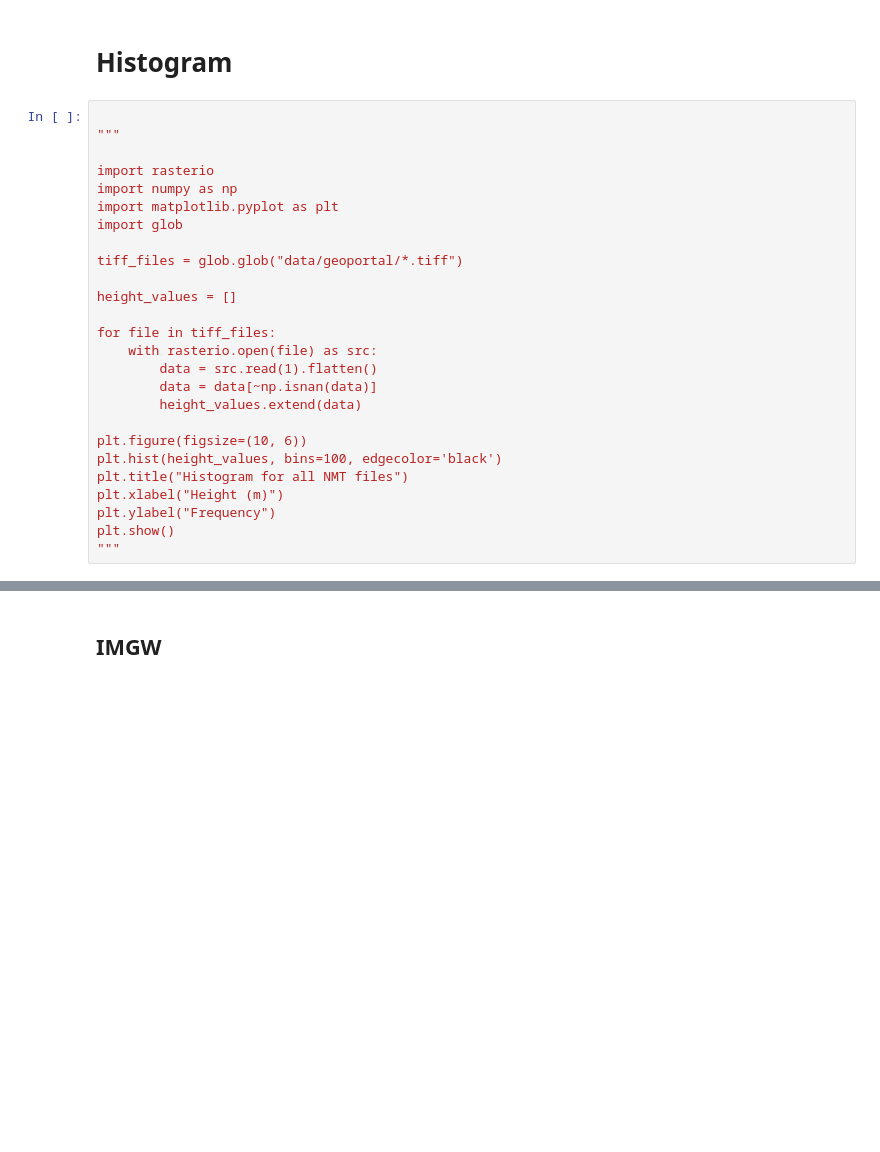
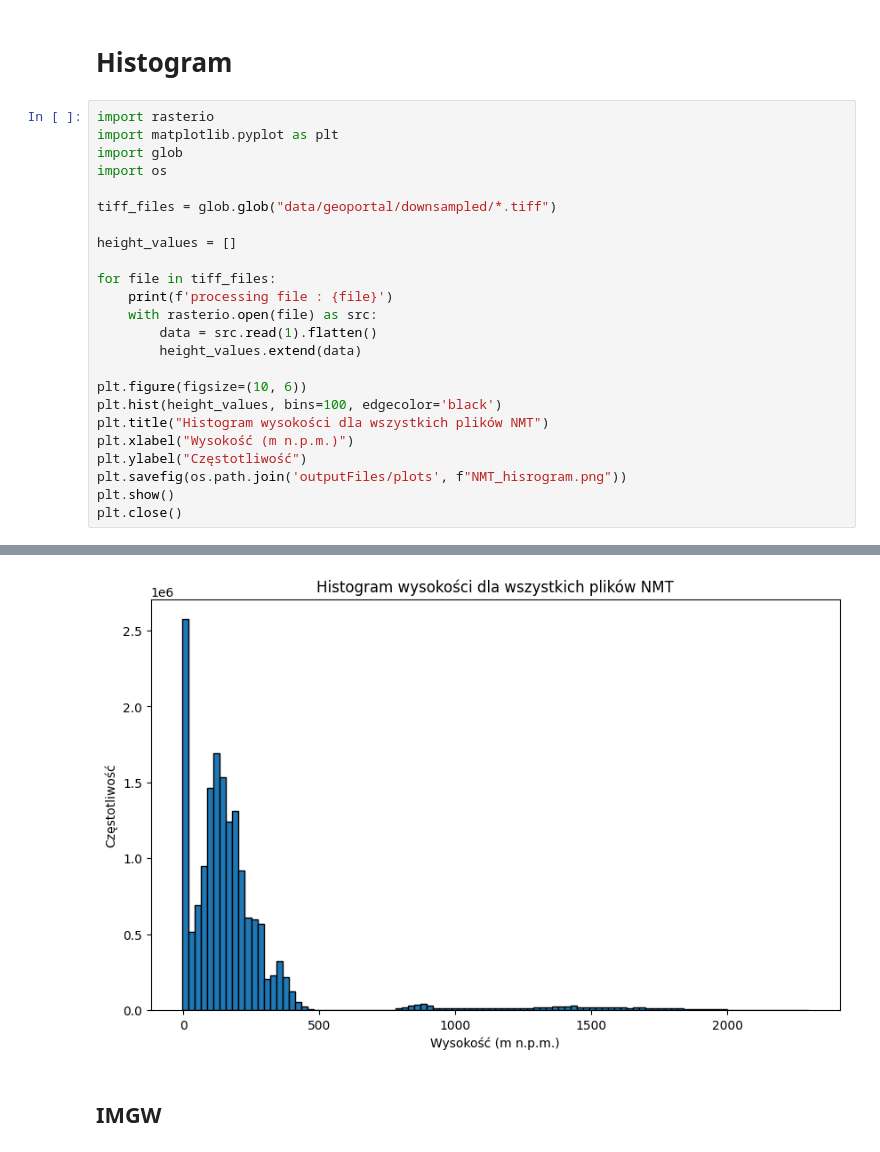
Before and after one commit to plmrr/microclimate-analysis, a Jupyter notebook: eda.ipynb, the cells around one changed output, grey strips where cells are left out. Saved outputs shown, nothing was run; the diff lists cells and outputs as text; blank space fills up the shorter version.

```diff
--- a/eda.ipynb
+++ b/eda.ipynb
@@ -52,29 +93,27 @@ Coordinates: BoundingBox(left=501514.85663339094, bottom=322289.22440996114, rig
 # %% [markdown]
 # Histogram
 # %%
-
-"""
-
 import rasterio
-import numpy as np
 import matplotlib.pyplot as plt
 import glob
+import os
 
-tiff_files = glob.glob("data/geoportal/*.tiff")
+tiff_files = glob.glob("data/geoportal/downsampled/*.tiff")
 
 height_values = []
 
 for file in tiff_files:
+    print(f'processing file : {file}')
     with rasterio.open(file) as src:
         data = src.read(1).flatten()
-        data = data[~np.isnan(data)]
         height_values.extend(data)
 
 plt.figure(figsize=(10, 6))
 plt.hist(height_values, bins=100, edgecolor='black')
-plt.title("Histogram for all NMT files")
-plt.xlabel("Height (m)")
-plt.ylabel("Frequency")
+plt.title("Histogram wysokości dla wszystkich plików NMT")
+plt.xlabel("Wysokość (m n.p.m.)")
+plt.ylabel("Częstotliwość")
+plt.savefig(os.path.join('outputFiles/plots', f"NMT_hisrogram.png"))
 plt.show()
-"""
+plt.close()
 # %% [output]
@@ -82,3 +137,4 @@ plt.show()
+[figure, added]
 # %% [markdown]
 ## IMGW
 # %% [markdown]
```
Also changed, not shown: parts of 5 cells of this notebook.
